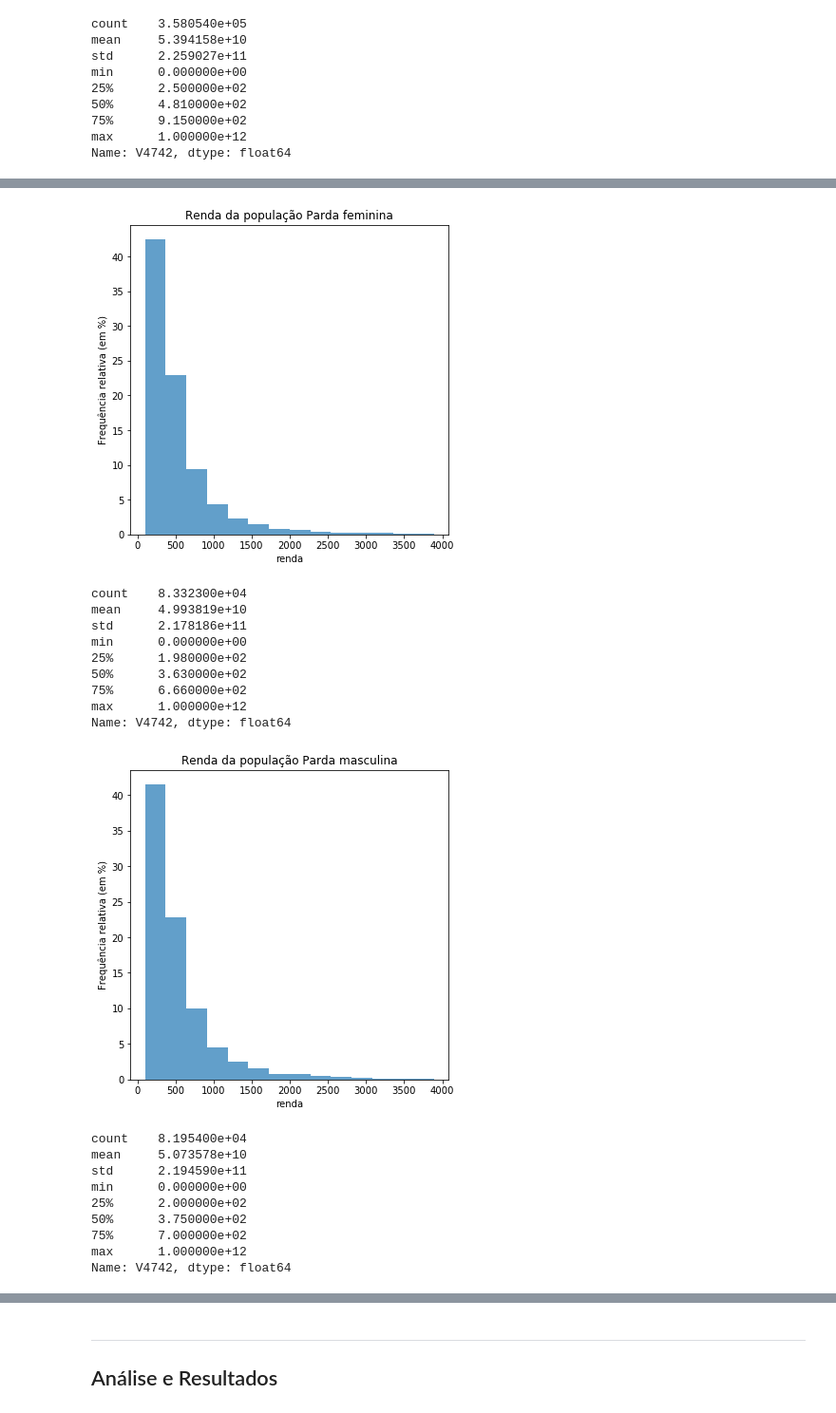
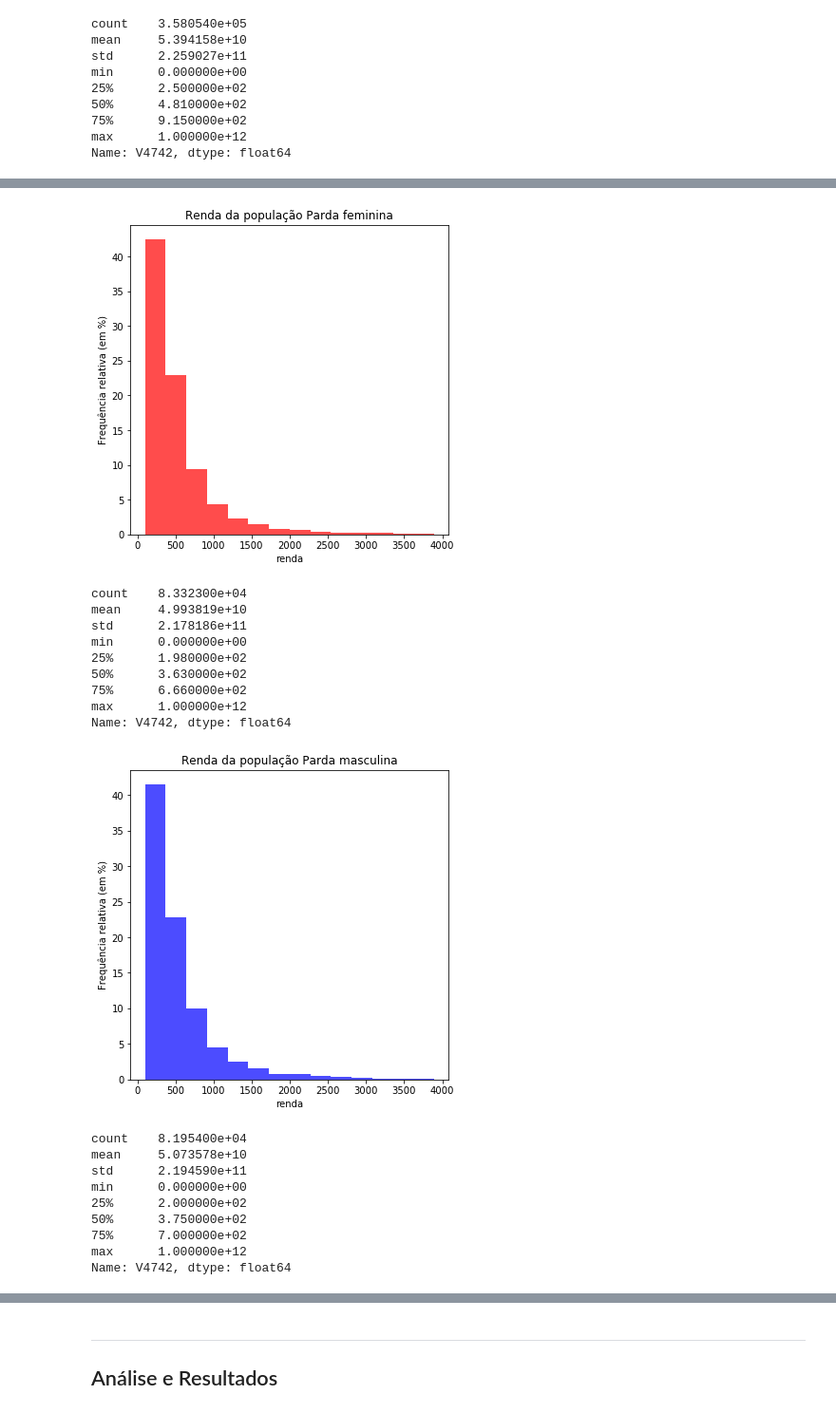
Before and after one commit to leonardoimakuma/cd2018, a Jupyter notebook: Projeto1 Layout.ipynb, the cells around one changed output, grey strips where cells are left out. Shown at 95% size. Saved outputs shown, nothing was run; the diff lists cells and outputs as text; code cells hidden in the pictures.

```diff
--- a/Projeto1 Layout.ipynb
+++ b/Projeto1 Layout.ipynb
@@ -296,21 +281,21 @@ Name: V4742, dtype: float64
 # %%
 faixa = range(100,4000,271)
 renda_pardos=renda.loc[(dadosID2011['V0404'] == 'Parda')]
-plot = renda_pardos.plot.hist(bins=faixa,title='Renda Da População Parda', weights=zeros_like(renda_pardos)+1./renda_pardos.size*100, figsize=(6, 6), alpha=0.7)
+plot = renda_pardos.plot.hist(bins=faixa,title='Renda Da População Parda', weights=zeros_like(renda_pardos)+1./renda_pardos.size*100, figsize=(6, 6), alpha=0.7,color=("Brown"))
 plt.ylabel('Frequência relativa (em %)')
 plt.xlabel('renda')
 plt.show()
 print(renda_pardos.describe())
 
 renda_pardas=renda_pardos.loc[(parda['V0302'] == 'Feminino')]
-plot2 = renda_pardas.plot.hist(bins=faixa,title='Renda da população Parda feminina', weights=zeros_like(renda_pardas)+1./renda_pardas.size*100, figsize=(6, 6), alpha=0.7)
+plot2 = renda_pardas.plot.hist(bins=faixa,title='Renda da população Parda feminina', weights=zeros_like(renda_pardas)+1./renda_pardas.size*100, figsize=(6, 6), alpha=0.7,color=("Red"))
 plt.ylabel('Frequência relativa (em %)')
 plt.xlabel('renda')
 plt.show()
 print(renda_pardas.describe())
 
 renda_pardos_homens=renda_pardos.loc[(parda['V0302'] == 'Masculino')]
-plot3 = renda_pardos_homens.plot.hist(bins=faixa,title='Renda da população Parda masculina', weights=zeros_like(renda_pardos_homens)+1./renda_pardos_homens.size*100, figsize=(6, 6), alpha=0.7)
+plot3 = renda_pardos_homens.plot.hist(bins=faixa,title='Renda da população Parda masculina', weights=zeros_like(renda_pardos_homens)+1./renda_pardos_homens.size*100, figsize=(6, 6), alpha=0.7,color=("Blue"))
 plt.ylabel('Frequência relativa (em %)')
 plt.xlabel('renda')
 plt.show()
@@ -320,23 +305,23 @@ print(renda_pardos_homens.describe())
 count    1.652770e+05
 mean     5.033368e+10
 std      2.186332e+11
 min      0.000000e+00
 25%      2.000000e+02
 50%      3.670000e+02
 75%      6.800000e+02
 max      1.000000e+12
 Name: V4742, dtype: float64
-[figure, old version]
+[figure, new version]
 count    8.332300e+04
 mean     4.993819e+10
 std      2.178186e+11
 min      0.000000e+00
 25%      1.980000e+02
 50%      3.630000e+02
 75%      6.660000e+02
 max      1.000000e+12
 Name: V4742, dtype: float64
-[figure, old version]
+[figure, new version]
 count    8.195400e+04
 mean     5.073578e+10
 std      2.194590e+11
```
Also changed, not shown: parts of 7 cells of this notebook.
